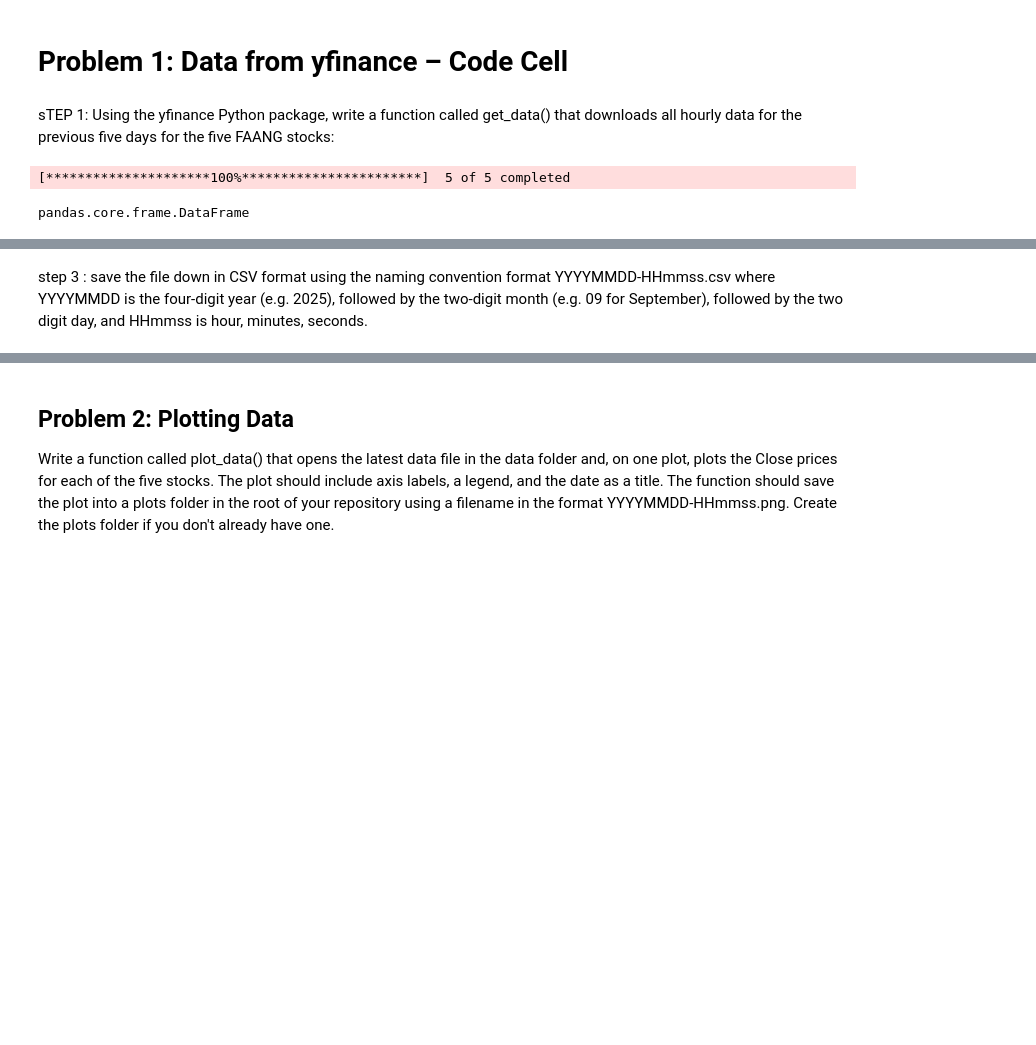
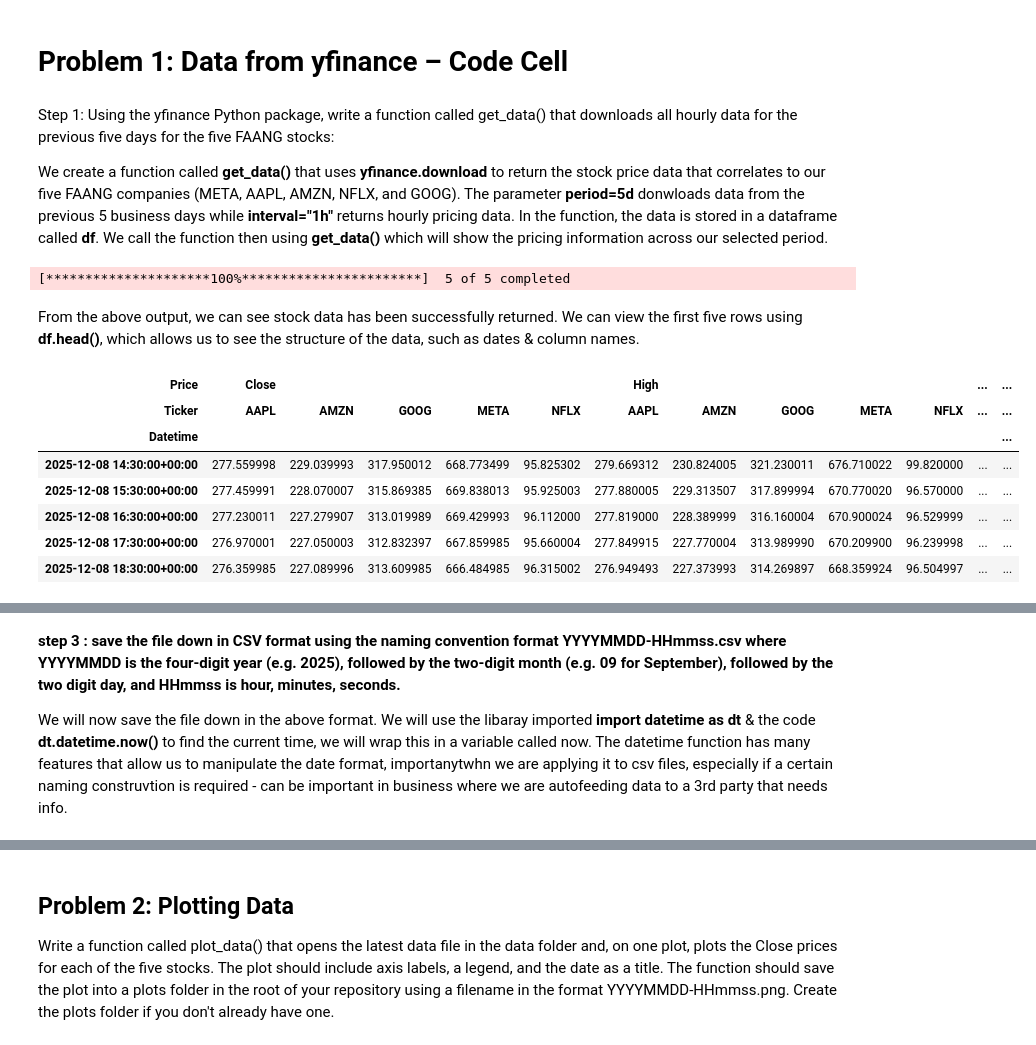
Before and after one commit to Mr-Scarf/computer-infrastructure, a Jupyter notebook: problems.ipynb, the cells around one changed output, grey strips where cells are left out. Drawn from its saved outputs; the diff is of its cells as text; code cells hidden in the pictures; blank space fills up the shorter version.

```diff
--- a/problems.ipynb
+++ b/problems.ipynb
@@ -73,7 +82,12 @@ The function should save the data into a folder called data in the root of your
 #tickers = yf.Tickers('META AAPL AMZN NFLX GOOG')
 # %% [markdown]
-sTEP 1:
+Step 1:
 Using the yfinance Python package, write a function called get_data() that downloads all hourly data for the previous five days for the five FAANG stocks:
+
+We create a function called **get_data()** that uses **yfinance.download** to return the stock price data that correlates to our five FAANG companies (META, AAPL, AMZN, NFLX, and GOOG).
+The parameter **period=5d** donwloads data from the previous 5 business days while **interval="1h"** returns hourly pricing data.
+In the function, the data is stored in a dataframe called **df**.
+We call the function then using **get_data()** which will show the pricing information across our selected period.
 # %%
  # Set up the function 'get_data()' that can be called for hourly prices of FAANG stocks over the last 5 days
 def get_data():
@@ -88,12 +102,18 @@ def get_data():
 df = get_data()
 # %% [output]
 [*********************100%***********************]  5 of 5 completed
-# %%
-# can remove
-type(df)
-# %% [output]
-pandas.core.frame.DataFrame
+# %% [markdown]
+From the above output, we can see stock data has been successfully returned.
+We can view the first five rows using **df.head()**, which allows us to see the structure of the data, such as dates & column names.
 # %%
-# can remove
-df.head
+# Display the data frame
+df.head()
 # %% [output]
+| Price | Close |  |  |  |  | High |  |  |  |  | ... | ... |
+| Ticker | AAPL | AMZN | GOOG | META | NFLX | AAPL | AMZN | GOOG | META | NFLX | ... | ... |
+| Datetime |  |  |  |  |  |  |  |  |  |  |  | ... |
+| 2025-12-08 14:30:00+00:00 | 277.559998 | 229.039993 | 317.950012 | 668.773499 | 95.825302 | 279.669312 | 230.824005 | 321.230011 | 676.710022 | 99.820000 | ... | ... |
+| 2025-12-08 15:30:00+00:00 | 277.459991 | 228.070007 | 315.869385 | 669.838013 | 95.925003 | 277.880005 | 229.313507 | 317.899994 | 670.770020 | 96.570000 | ... | ... |
+| 2025-12-08 16:30:00+00:00 | 277.230011 | 227.279907 | 313.019989 | 669.429993 | 96.112000 | 277.819000 | 228.389999 | 316.160004 | 670.900024 | 96.529999 | ... | ... |
+| 2025-12-08 17:30:00+00:00 | 276.970001 | 227.050003 | 312.832397 | 667.859985 | 95.660004 | 277.849915 | 227.770004 | 313.989990 | 670.209900 | 96.239998 | ... | ... |
+| 2025-12-08 18:30:00+00:00 | 276.359985 | 227.089996 | 313.609985 | 666.484985 | 96.315002 | 276.949493 | 227.373993 | 314.269897 | 668.359924 | 96.504997 | ... | ... |
@@ -117,7 +121,11 @@ Datetime
 # %% [markdown]
-step 3 :
+**step 3 :
 save the file down in CSV format using the naming convention
-format YYYYMMDD-HHmmss.csv where YYYYMMDD is the four-digit year (e.g. 2025), followed by the two-digit month (e.g. 09 for September), followed by the two digit day, and HHmmss is hour, minutes, seconds.
+format YYYYMMDD-HHmmss.csv where YYYYMMDD is the four-digit year (e.g. 2025), followed by the two-digit month (e.g. 09 for September), followed by the two digit day, and HHmmss is hour, minutes, seconds.**
+
+We will now save the file down in the above format.
+We will use the libaray imported **import datetime as dt** & the code **dt.datetime.now()** to find the current time, we will wrap this in a variable called now.
+The datetime function has many features that allow us to manipulate the date format, importanytwhn we are applying it to csv files, especially if a certain naming construvtion is required - can be important in business where we are autofeeding data to a 3rd party that needs info.
 # %%
 
 # https://atlantictu-my.sharepoint.com/personal/ian_mcloughlin_atu_ie/_layouts/15/stream.aspx?id=%2Fpersonal%2Fian%5Fmcloughlin%5Fatu%5Fie%2FDocuments%2Fstudent%5Fshares%2Fcomputer%2Dinfrastructure%2F21%2Dsaving%2Ddata%2Emkv&referrer=StreamWebApp%2EWeb&referrerScenario=AddressBarCopied%2Eview%2E4010ac0b%2D5f2f%2D49bd%2Da4c3%2Daff9bc770d09
```
Also changed, not shown: parts of 9 cells of this notebook, 2 other files.
